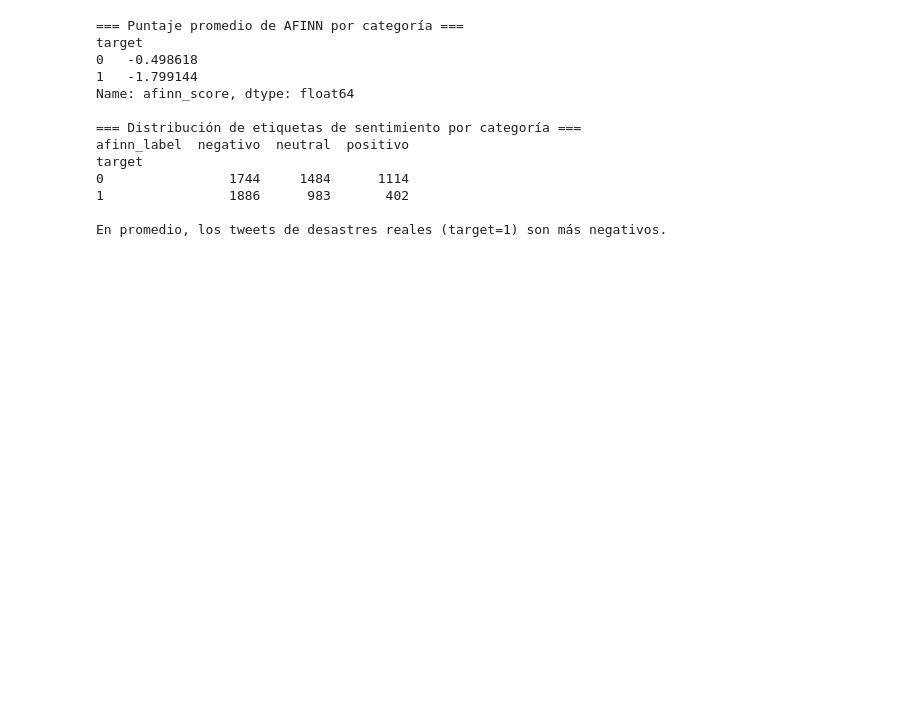
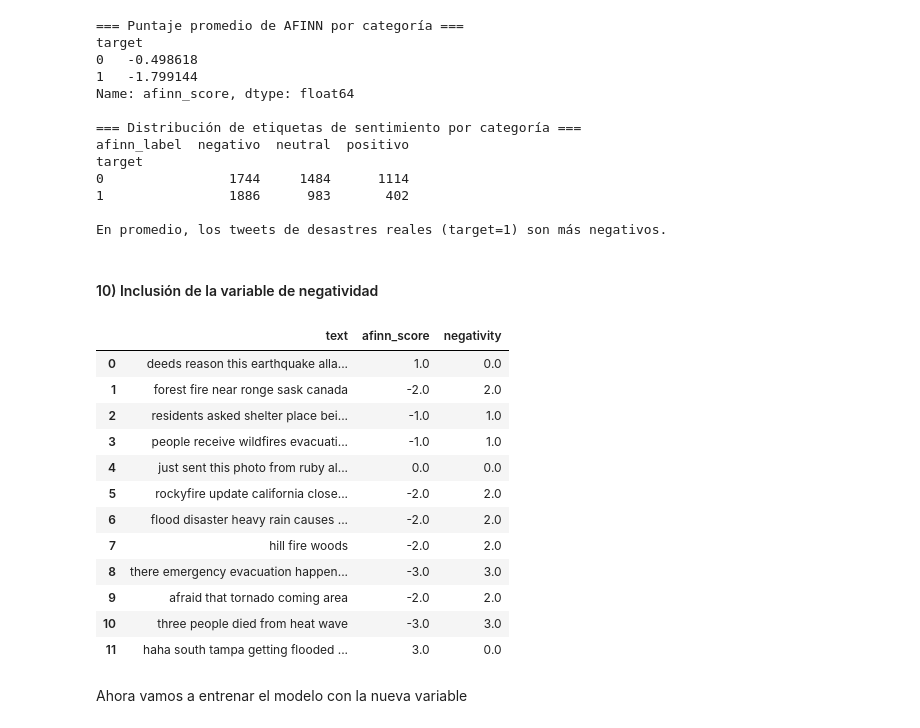
Before and after one commit to Saiyan-Javi/Lab5DS, a Jupyter notebook: Lab5DS.ipynb, the cells around one changed output. Saved outputs shown, nothing was run; the diff lists cells and outputs as text; code cells hidden in the pictures; blank space fills up the shorter version.

```diff
--- a/Lab5DS.ipynb
+++ b/Lab5DS.ipynb
@@ -865,3 +865,26 @@ target
 1                1886      983       402
 
 En promedio, los tweets de desastres reales (target=1) son más negativos.
+# %% [markdown]
+#### 10) Inclusión de la variable de negatividad
+# %%
+# Crear la variable 'negativity'
+df["negativity"] = df["afinn_score"].apply(lambda x: max(0, -x))
+
+df[["text","afinn_score","negativity"]].head(12)
+# %% [output]
+|  | text | afinn_score | negativity |
+| 0 | deeds reason this earthquake alla... | 1.0 | 0.0 |
+| 1 | forest fire near ronge sask canada | -2.0 | 2.0 |
+| 2 | residents asked shelter place bei... | -1.0 | 1.0 |
+| 3 | people receive wildfires evacuati... | -1.0 | 1.0 |
+| 4 | just sent this photo from ruby al... | 0.0 | 0.0 |
+| 5 | rockyfire update california close... | -2.0 | 2.0 |
+| 6 | flood disaster heavy rain causes ... | -2.0 | 2.0 |
+| 7 | hill fire woods | -2.0 | 2.0 |
+| 8 | there emergency evacuation happen... | -3.0 | 3.0 |
+| 9 | afraid that tornado coming area | -2.0 | 2.0 |
+| 10 | three people died from heat wave | -3.0 | 3.0 |
+| 11 | haha south tampa getting flooded ... | 3.0 | 0.0 |
+# %% [markdown]
+Ahora vamos a entrenar el modelo con la nueva variable
```
Also changed, not shown: parts of 2 cells of this notebook.
